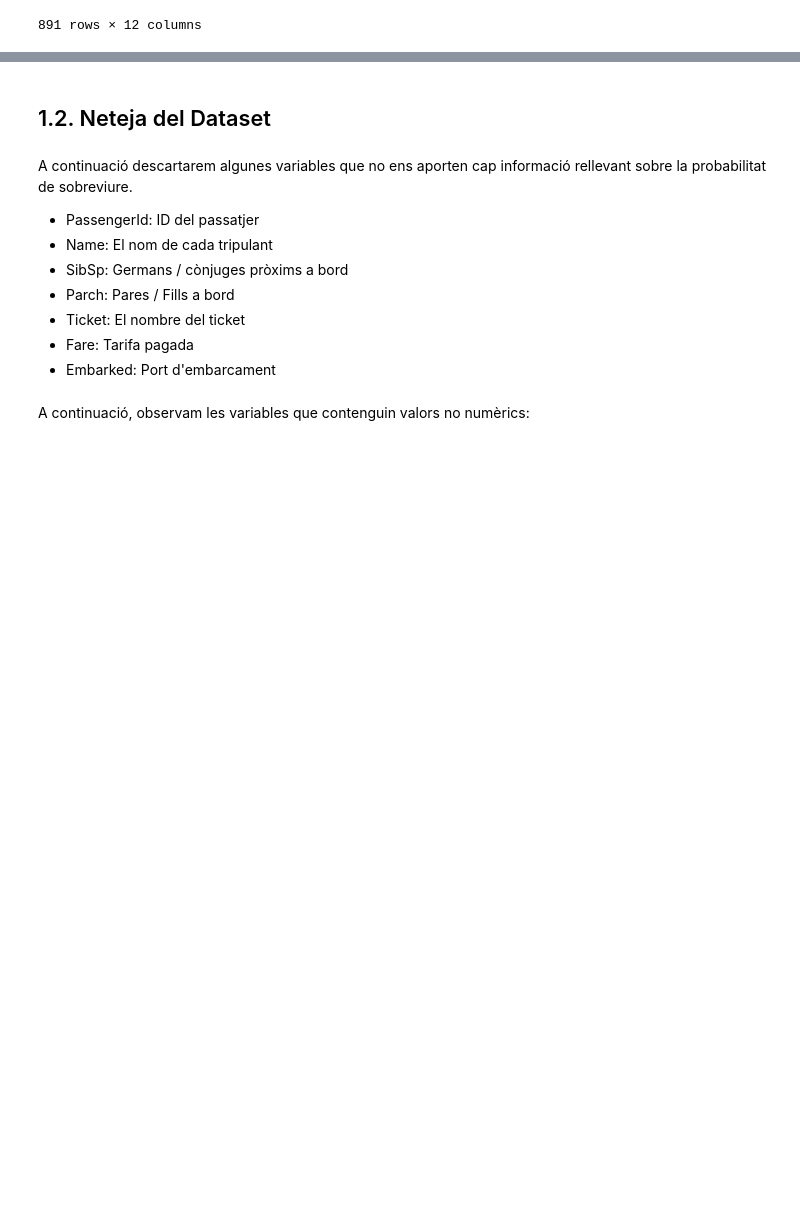
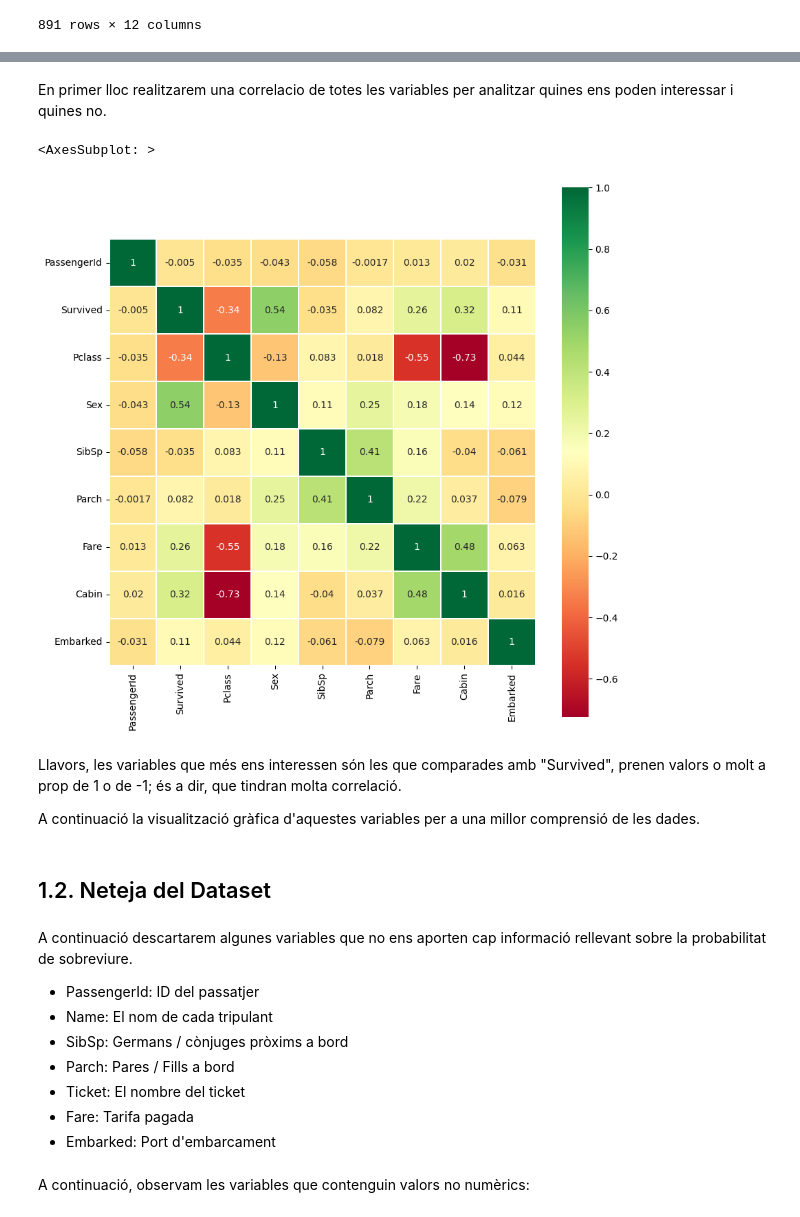
Before and after one commit to Luisbp27/practica2_ia, a Jupyter notebook: src/main.ipynb, the cells around one changed output, grey strips where cells are left out. Saved outputs shown, nothing was run; the diff lists cells and outputs as text; code cells hidden in the pictures; blank space fills up the shorter version.

```diff
--- a/src/main.ipynb
+++ b/src/main.ipynb
@@ -51,3 +91,15 @@ df
+# %% [markdown]
+En primer lloc realitzarem una correlacio de totes les variables per analitzar quines ens poden interessar i quines no.
+# %%
+corr_fig = plt.figure(figsize=(10,10))
+sns.heatmap(df.corr(), annot=True, square=True, cmap="RdYlGn", linewidths=0.2)
+# %% [output]
+<AxesSubplot: >
+[figure, added]
+# %% [markdown]
+Llavors, les variables que més ens interessen són les que comparades amb "Survived", prenen valors o molt a prop de 1 o de -1; és a dir, que tindran molta correlació.
+
+A continuació la visualització gràfica d'aquestes variables per a una millor comprensió de les dades.
 # %% [markdown]
 ## 1.2. Neteja del Dataset
 # %% [markdown]
```
Also changed, not shown: parts of 10 cells of this notebook.
